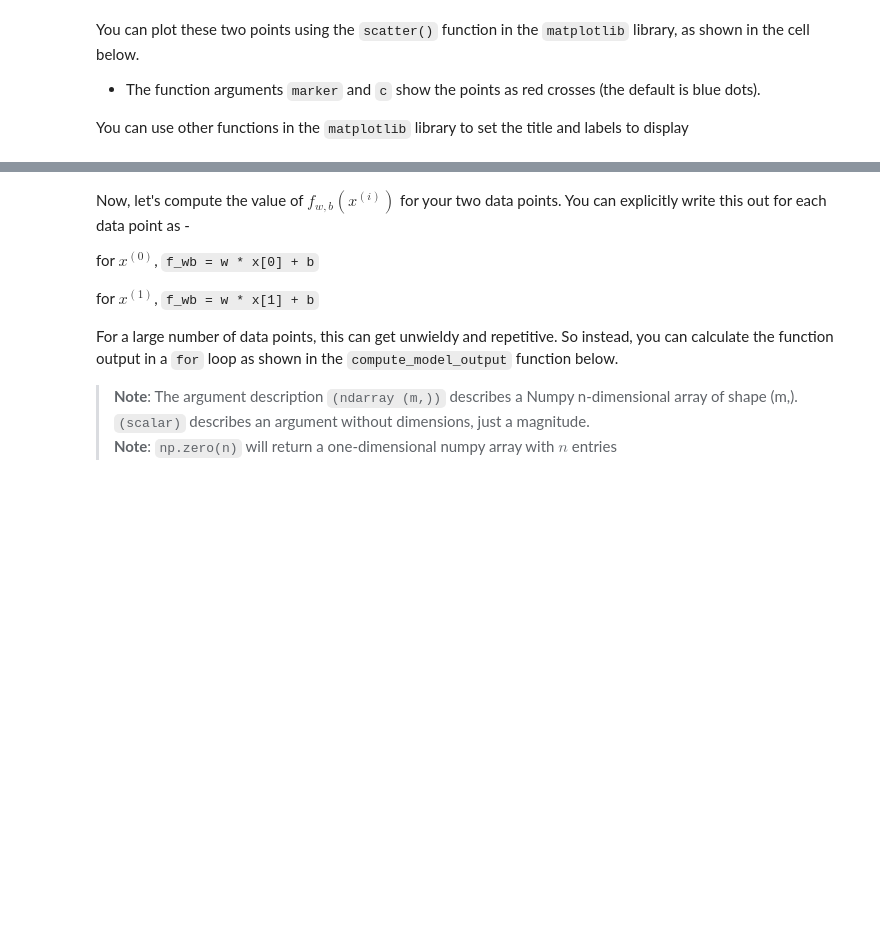
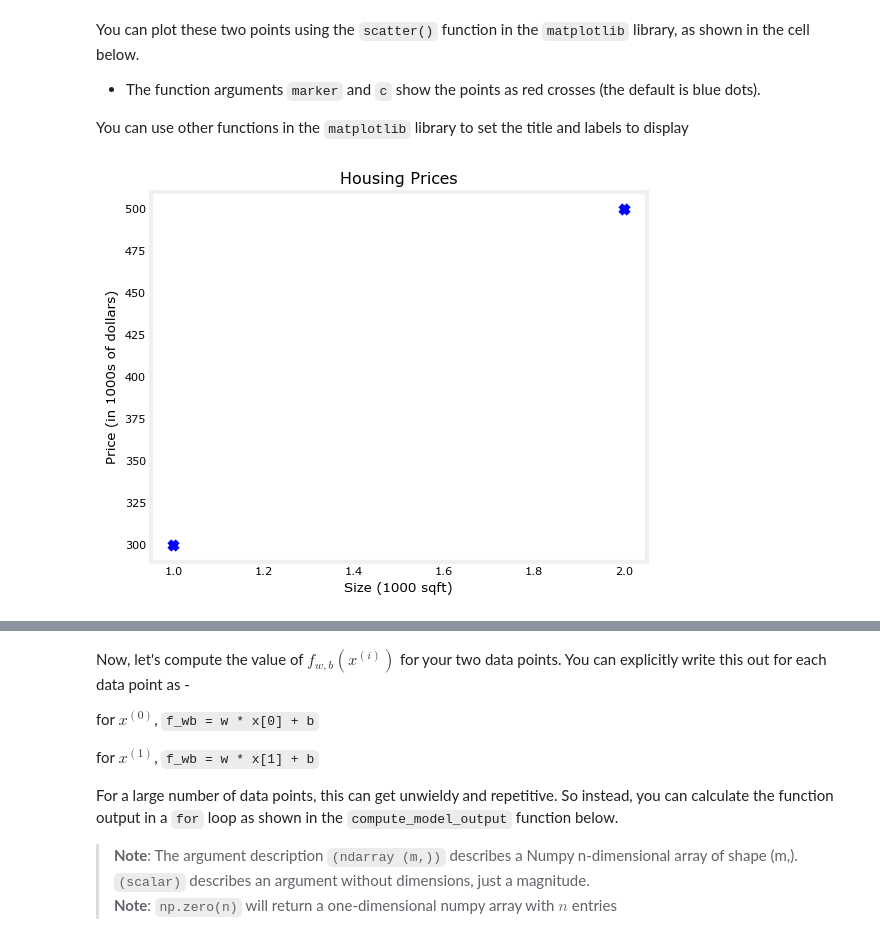
Before and after one commit to Ziyu-Tian/2022-Machine-Learning-Specialization, a Jupyter notebook: Supervised Machine Learning Regression and Classification/week1/4.Regression Model/C1_W1_Lab03_Model_Representation_Soln.ipynb, the cells around one changed output, grey strips where cells are left out. Cells and saved outputs as stored; diff of their text form; code cells hidden in the pictures; blank space fills up the shorter version.

```diff
--- a/Supervised Machine Learning Regression and Classification/week1/4.Regression Model/C1_W1_Lab03_Model_Representation_Soln.ipynb
+++ b/Supervised Machine Learning Regression and Classification/week1/4.Regression Model/C1_W1_Lab03_Model_Representation_Soln.ipynb
@@ -93,14 +103,16 @@ You can plot these two points using the `scatter()` function in the `matplotlib`
 You can use other functions in the `matplotlib` library to set the title and labels to display
 # %%
 # Plot the data points
-plt.scatter(x_train, y_train, marker='x', c='r')
+plt.scatter(x_train, y_train, marker='x', c='b')
 # Set the title
 plt.title("Housing Prices")
 # Set the y-axis label
 plt.ylabel('Price (in 1000s of dollars)')
 # Set the x-axis label
 plt.xlabel('Size (1000 sqft)')
 plt.show()
+# %% [output]
+[figure, added]
 # %% [markdown]
 ## Model function
 
```
Also changed, not shown: parts of 9 cells of this notebook.
